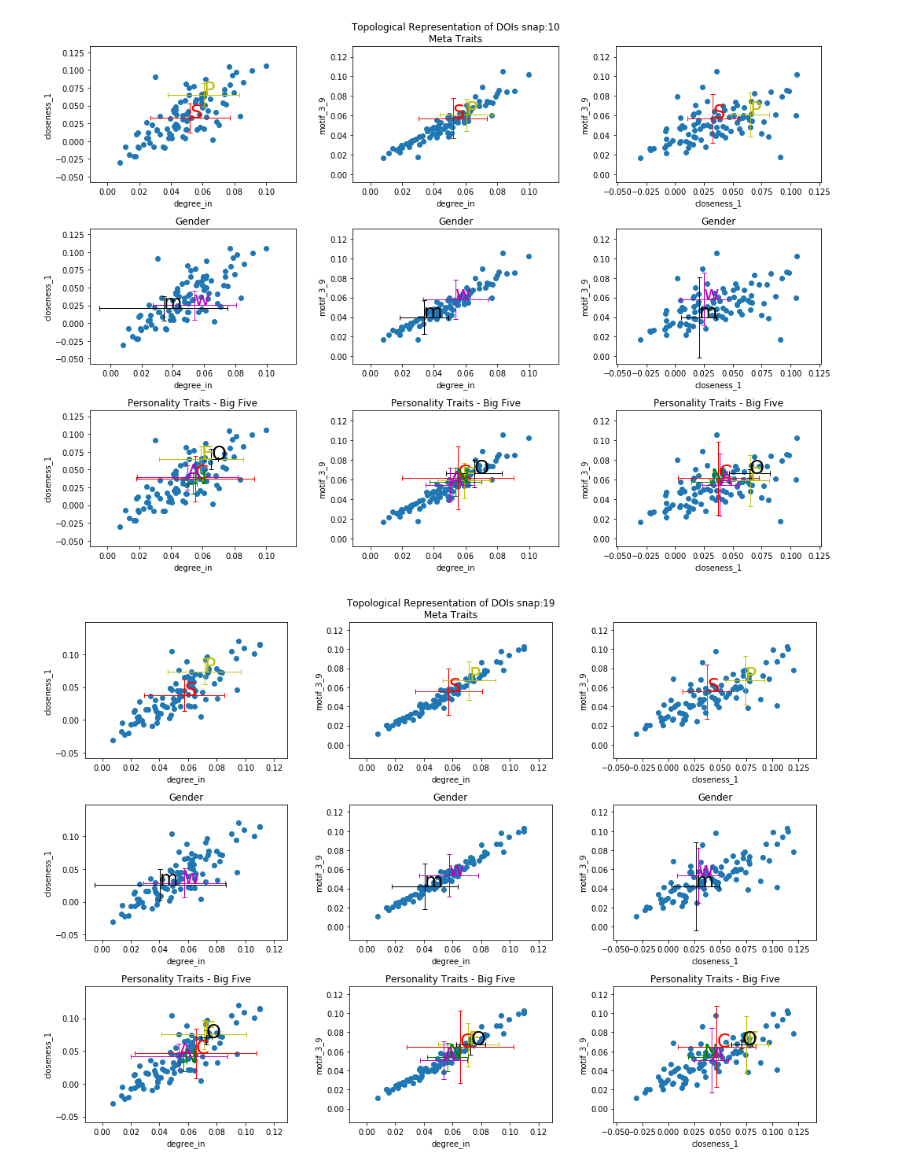
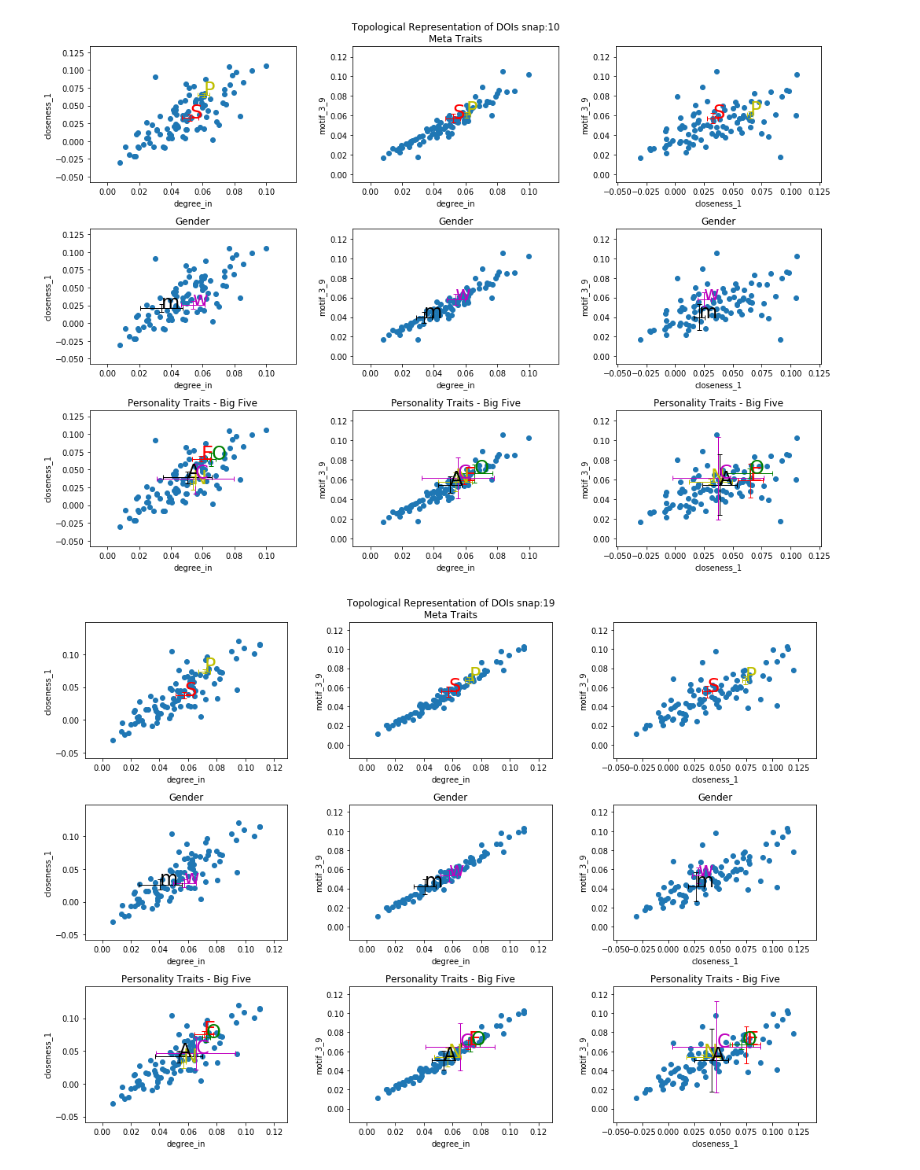
Before and after one commit to YuvalSK/NT-FT, a Jupyter notebook: DOIs_D_Reduction.ipynb, the cells around one changed output. Drawn from its saved outputs; the diff is of its cells as text; code cells hidden in the pictures.

```diff
--- a/DOIs_D_Reduction.ipynb
+++ b/DOIs_D_Reduction.ipynb
@@ -297,6 +333,8 @@ for snap in snaps:
 # %%
 #how features span DOIs
 snaps=[1,2,10,19]
+k=1.96
+
 for snap in snaps:
     dataset = pd.read_csv('Data/snap_{}_dois_100.csv'.format(snap),index_col=0)
 
@@ -326,8 +364,12 @@ for snap in snaps:
             if doi2met.loc[doi2met['DOIs'] == doi,'Meta'].iloc[0] == b:
                 x.append(dataset.degrees_1.loc[doi])
                 y.append(dataset.closeness_1.loc[doi])
+
+        xerror = k * np.std(x,ddof=1) / np.sqrt(len(x))
+        yerror = k * np.std(y,ddof=1) / np.sqrt(len(y))
+
         ax[0,0].annotate(b,(np.mean(x), np.mean(y)),fontsize=24,color=colors[i])
-        ax[0,0].errorbar(np.mean(x), np.mean(y), np.std(x,ddof=1), np.std(y,ddof=1), capsize=3, ls='none', color=colors[i], elinewidth=1)
+        ax[0,0].errorbar(np.mean(x), np.mean(y), xerror, yerror, capsize=3, ls='none', color=colors[i], elinewidth=1)
 
     colors = ['k', 'm']
     for i,b in enumerate(set(doi2gen['Gender'])):
@@ -337,8 +379,12 @@ for snap in snaps:
             if doi2gen.loc[doi2gen['DOIs'] == doi,'Gender'].iloc[0] == b:
                 x.append(dataset.degrees_1.loc[doi])
                 y.append(dataset.closeness_1.loc[doi])
+
+        xerror = k * np.std(x,ddof=1) / np.sqrt(len(x))
+        yerror = k * np.std(y,ddof=1) / np.sqrt(len(y))
+
         ax[1,0].annotate(b,(np.mean(x), np.mean(y)),fontsize=24,color=colors[i])
-        ax[1,0].errorbar(np.mean(x), np.mean(y), np.std(x,ddof=1), np.std(y,ddof=1), capsize=3, ls='none', color=colors[i], elinewidth=1)
+        ax[1,0].errorbar(np.mean(x), np.mean(y), xerror, yerror, capsize=3, ls='none', color=colors[i], elinewidth=1)
 
     colors = ['r', 'y', 'g', 'k', 'm']
     for i,b in enumerate(set(doi2per['Traits'])):
@@ -348,8 +394,12 @@ for snap in snaps:
             if doi2per.loc[doi2per['DOIs'] == doi,'Traits'].iloc[0] == b:
                 x.append(dataset.degrees_1.loc[doi])
                 y.append(dataset.closeness_1.loc[doi])
+
+        xerror = k * np.std(x,ddof=1) / np.sqrt(len(x))
+        yerror = k * np.std(y,ddof=1) / np.sqrt(len(y))
+
         ax[2,0].annotate(b,(np.mean(x), np.mean(y)),fontsize=24,color=colors[i])
-        ax[2,0].errorbar(np.mean(x), np.mean(y), np.std(x,ddof=1), np.std(y,ddof=1), capsize=3, ls='none', color=colors[i], elinewidth=1)
+        ax[2,0].errorbar(np.mean(x), np.mean(y), xerror, yerror, capsize=3, ls='none', color=colors[i], elinewidth=1)
 
 
     #motif_3 ~ degree
@@ -377,8 +427,11 @@ for snap in snaps:
             if doi2met.loc[doi2met['DOIs'] == doi,'Meta'].iloc[0] == b:
                 x.append(dataset.degrees_1.loc[doi])
                 y.append(dataset.motifs_3_9.loc[doi])
+        xerror = k * np.std(x,ddof=1) / np.sqrt(len(x))
+        yerror = k * np.std(y,ddof=1) / np.sqrt(len(y))
+
         ax[0,1].annotate(b,(np.mean(x), np.mean(y)),fontsize=24,color=colors[i])
-        ax[0,1].errorbar(np.mean(x), np.mean(y), np.std(x,ddof=1), np.std(y,ddof=1), capsize=3, ls='none', color=colors[i], elinewidth=1)
+        ax[0,1].errorbar(np.mean(x), np.mean(y), xerror, yerror, capsize=3, ls='none', color=colors[i], elinewidth=1)
 
     colors = ['k', 'm']
     for i,b in enumerate(set(doi2gen['Gender'])):
@@ -388,8 +441,12 @@ for snap in snaps:
             if doi2gen.loc[doi2gen['DOIs'] == doi,'Gender'].iloc[0] == b:
                 x.append(dataset.degrees_1.loc[doi])
                 y.append(dataset.motifs_3_9.loc[doi])
+
+        xerror = k * np.std(x,ddof=1) / np.sqrt(len(x))
+        yerror = k * np.std(y,ddof=1) / np.sqrt(len(y))
+
         ax[1,1].annotate(b,(np.mean(x), np.mean(y)),fontsize=24,color=colors[i])
-        ax[1,1].errorbar(np.mean(x), np.mean(y), np.std(x,ddof=1), np.std(y,ddof=1), capsize=3, ls='none', color=colors[i], elinewidth=1)
+        ax[1,1].errorbar(np.mean(x), np.mean(y), xerror, yerror, capsize=3, ls='none', color=colors[i], elinewidth=1)
 
     colors = ['r', 'y', 'g', 'k', 'm']
     for i,b in enumerate(set(doi2per['Traits'])):
@@ -399,8 +456,11 @@ for snap in snaps:
             if doi2per.loc[doi2per['DOIs'] == doi,'Traits'].iloc[0] == b:
                 x.append(dataset.degrees_1.loc[doi])
                 y.append(dataset.motifs_3_9.loc[doi])
+        xerror = k * np.std(x,ddof=1) / np.sqrt(len(x))
+        yerror = k * np.std(y,ddof=1) / np.sqrt(len(y))
+
         ax[2,1].annotate(b,(np.mean(x), np.mean(y)),fontsize=24,color=colors[i])
-        ax[2,1].errorbar(np.mean(x), np.mean(y), np.std(x,ddof=1), np.std(y,ddof=1), capsize=3, ls='none', color=colors[i], elinewidth=1)
+        ax[2,1].errorbar(np.mean(x), np.mean(y), xerror, yerror, capsize=3, ls='none', color=colors[i], elinewidth=1)
 
 
     #motif_3 ~ closness
@@ -427,8 +487,12 @@ for snap in snaps:
             if doi2met.loc[doi2met['DOIs'] == doi,'Meta'].iloc[0] == b:
                 x.append(dataset.closeness_1.loc[doi])
                 y.append(dataset.motifs_3_9.loc[doi])
+
+        xerror = k * np.std(x,ddof=1) / np.sqrt(len(x))
+        yerror = k * np.std(y,ddof=1) / np.sqrt(len(y))
+
         ax[0,2].annotate(b,(np.mean(x), np.mean(y)),fontsize=24,color=colors[i])
-        ax[0,2].errorbar(np.mean(x), np.mean(y), np.std(x,ddof=1), np.std(y,ddof=1), capsize=3, ls='none', color=colors[i], elinewidth=1)
+        ax[0,2].errorbar(np.mean(x), np.mean(y), xerror, yerror, capsize=3, ls='none', color=colors[i], elinewidth=1)
 
     colors = ['k', 'm']
     for i,b in enumerate(set(doi2gen['Gender'])):
@@ -438,8 +502,12 @@ for snap in snaps:
             if doi2gen.loc[doi2gen['DOIs'] == doi,'Gender'].iloc[0] == b:
                 x.append(dataset.closeness_1.loc[doi])
                 y.append(dataset.motifs_3_9.loc[doi])
+
+        xerror = k * np.std(x,ddof=1) / np.sqrt(len(x))
+        yerror = k * np.std(y,ddof=1) / np.sqrt(len(y))
+
         ax[1,2].annotate(b,(np.mean(x), np.mean(y)),fontsize=24,color=colors[i])
-        ax[1,2].errorbar(np.mean(x), np.mean(y), np.std(x,ddof=1), np.std(y,ddof=1), capsize=3, ls='none', color=colors[i], elinewidth=1)
+        ax[1,2].errorbar(np.mean(x), np.mean(y), xerror, yerror, capsize=3, ls='none', color=colors[i], elinewidth=1)
 
     colors = ['r', 'y', 'g', 'k', 'm']
     for i,b in enumerate(set(doi2per['Traits'])):
@@ -449,8 +517,12 @@ for snap in snaps:
             if doi2per.loc[doi2per['DOIs'] == doi,'Traits'].iloc[0] == b:
                 x.append(dataset.closeness_1.loc[doi])
                 y.append(dataset.motifs_3_9.loc[doi])
+
+        xerror = k * np.std(x,ddof=1) / np.sqrt(len(x))
+        yerror = k * np.std(y,ddof=1) / np.sqrt(len(y))
+
         ax[2,2].annotate(b,(np.mean(x), np.mean(y)),fontsize=24,color=colors[i])
-        ax[2,2].errorbar(np.mean(x), np.mean(y), np.std(x,ddof=1), np.std(y,ddof=1), capsize=3, ls='none', color=colors[i], elinewidth=1)
+        ax[2,2].errorbar(np.mean(x), np.mean(y), xerror, yerror, capsize=3, ls='none', color=colors[i], elinewidth=1)
 
     plt.tight_layout()
     plt.savefig(f'Results/features_{snap}')
@@ -460,5 +532,5 @@ for snap in snaps:
-[figure, old version]
+[figure, new version]
-[figure, old version]
+[figure, new version]
 # %%
 
 '''
```
Also changed, not shown: parts of 2 cells of this notebook, 16 other files.
